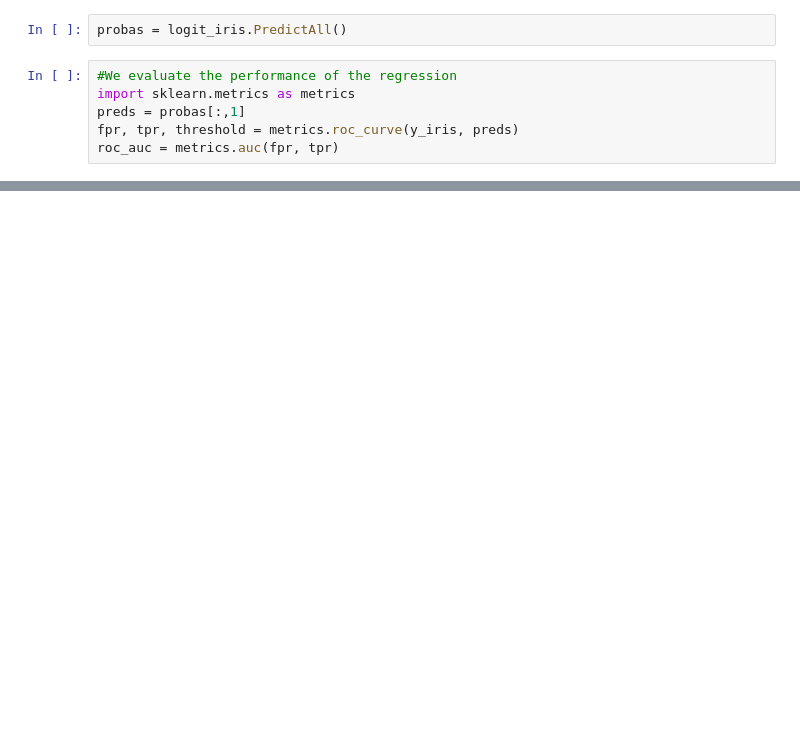
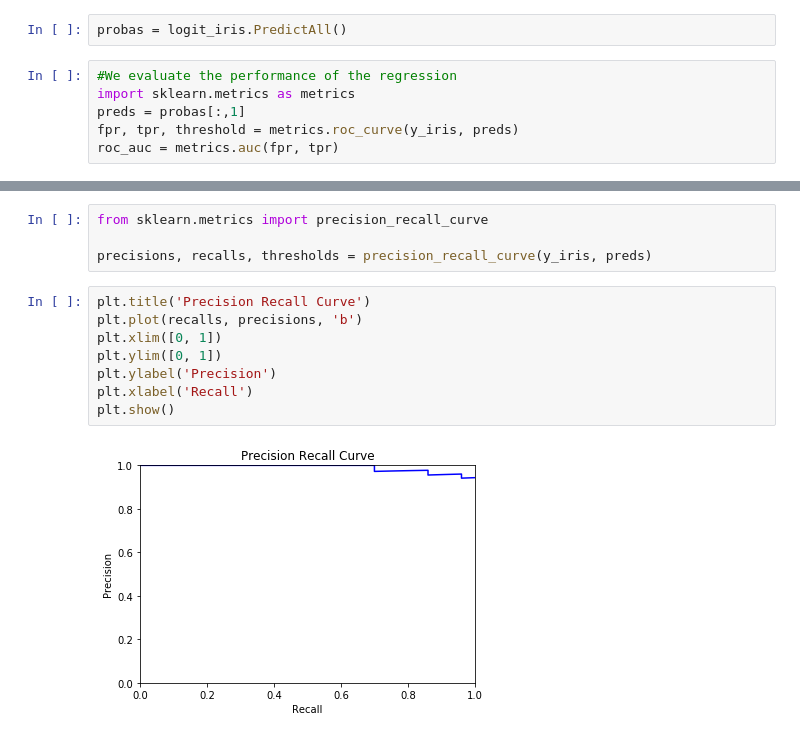
Before and after one commit to OriolFernandezPena/LogisticRegressionFromScratch, a Jupyter notebook: LogisticRegression.ipynb, the cells around one changed output, grey strips where cells are left out. Drawn from its saved outputs; the diff is of its cells as text; blank space fills up the shorter version.

```diff
--- a/LogisticRegression.ipynb
+++ b/LogisticRegression.ipynb
@@ -86,0 +115,14 @@ plt.show()
+# %%
+from sklearn.metrics import precision_recall_curve
+
+precisions, recalls, thresholds = precision_recall_curve(y_iris, preds)
+# %%
+plt.title('Precision Recall Curve')
+plt.plot(recalls, precisions, 'b')
+plt.xlim([0, 1])
+plt.ylim([0, 1])
+plt.ylabel('Precision')
+plt.xlabel('Recall')
+plt.show()
+# %% [output]
+[figure, added]
```
Also changed, not shown: parts of 10 cells of this notebook.
